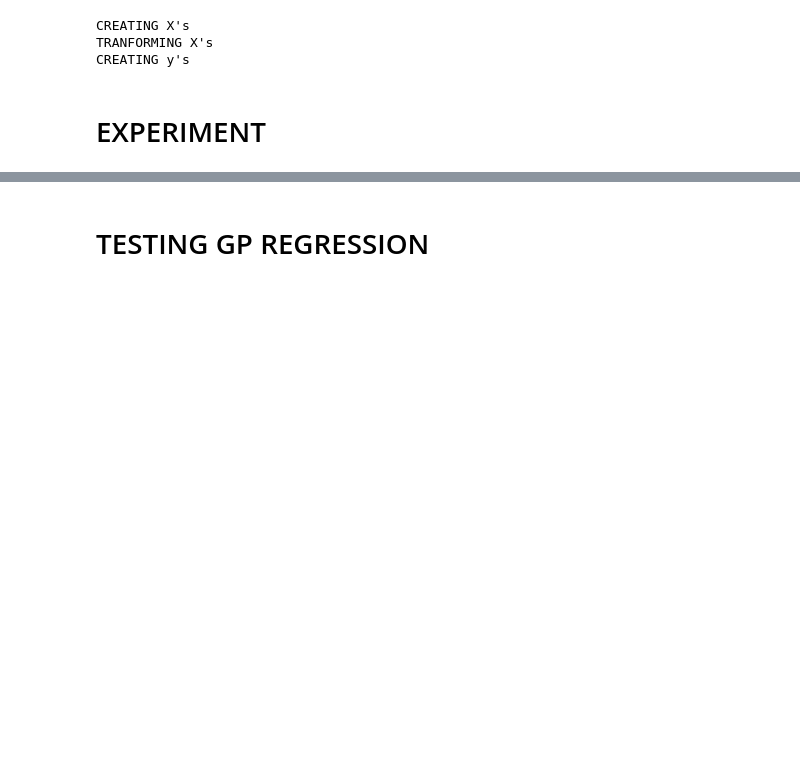
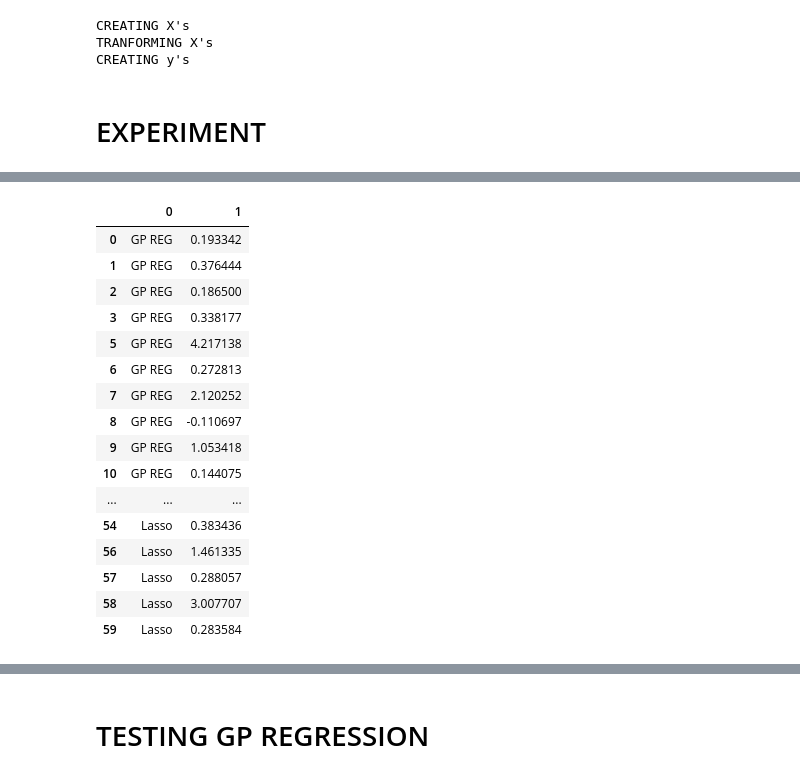
Before and after one commit to c0ns0le/future-employment, a Jupyter notebook: code/notebooks/january/January 2 (results).ipynb, the cells around one changed output, grey strips where cells are left out. Cells and saved outputs as stored; diff of their text form; code cells hidden in the pictures; blank space fills up the shorter version.

```diff
--- a/code/notebooks/january/January 2 (results).ipynb
+++ b/code/notebooks/january/January 2 (results).ipynb
@@ -356,5 +358,5 @@ class_models = [('GP CLASS', GPy.models.GPClassification),
 # %% [markdown]
 # EXPERIMENT
 # %%
-X, y = class_inps[0][1], class_inps[0][3]
+X, y = final_inps[0][1], final_inps[0][3]
 X_train, X_test, y_train, y_test = train_test_split(X, y)
@@ -412,0 +383,35 @@ dtype: float64
+# %%
+mae = []
+for model in results:
+    result = results[model]
+    for run in result:
+        y_test = run['y_test']
+        y_pred = run['y_pred']
+        errors = abs(y_test -y_pred)
+        mean_abs_error = np.mean(errors / y_test)
+        mae.append((run['Model name'], mean_abs_error))
+# %%
+m = pd.Series([i[0] for i in mae])
+s = pd.Series([i[1] for i in mae])
+# %%
+df = pd.DataFrame(data = [m, s]).T
+df = df.replace([np.inf, -np.inf], np.nan)
+df.dropna(how = 'any')
+# %% [output]
+|  | 0 | 1 |
+| 0 | GP REG | 0.193342 |
+| 1 | GP REG | 0.376444 |
+| 2 | GP REG | 0.186500 |
+| 3 | GP REG | 0.338177 |
+| 5 | GP REG | 4.217138 |
+| 6 | GP REG | 0.272813 |
+| 7 | GP REG | 2.120252 |
+| 8 | GP REG | -0.110697 |
+| 9 | GP REG | 1.053418 |
+| 10 | GP REG | 0.144075 |
+| ... | ... | ... |
+| 54 | Lasso | 0.383436 |
+| 56 | Lasso | 1.461335 |
+| 57 | Lasso | 0.288057 |
+| 58 | Lasso | 3.007707 |
+| 59 | Lasso | 0.283584 |
```
Also changed, not shown: parts of 16 cells of this notebook, 4 other files.
